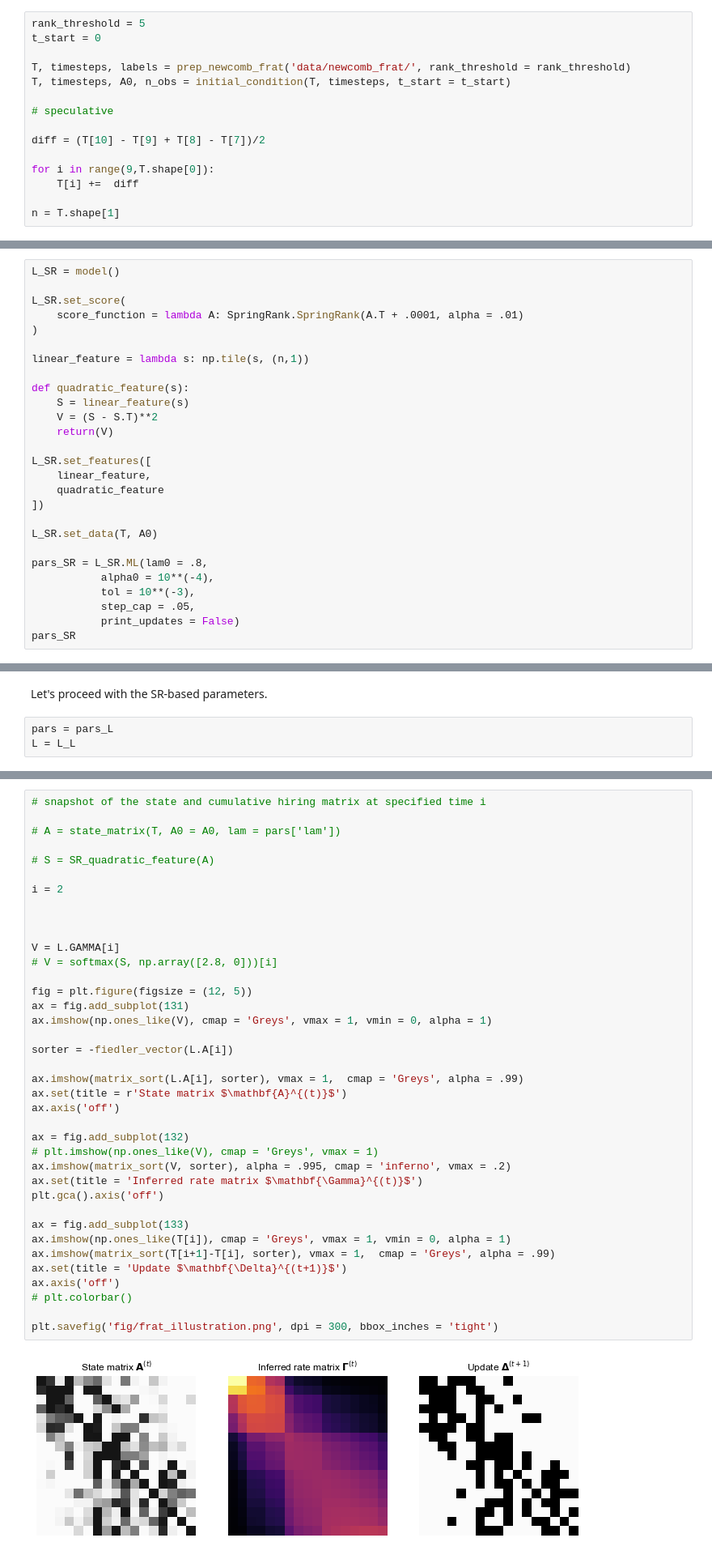
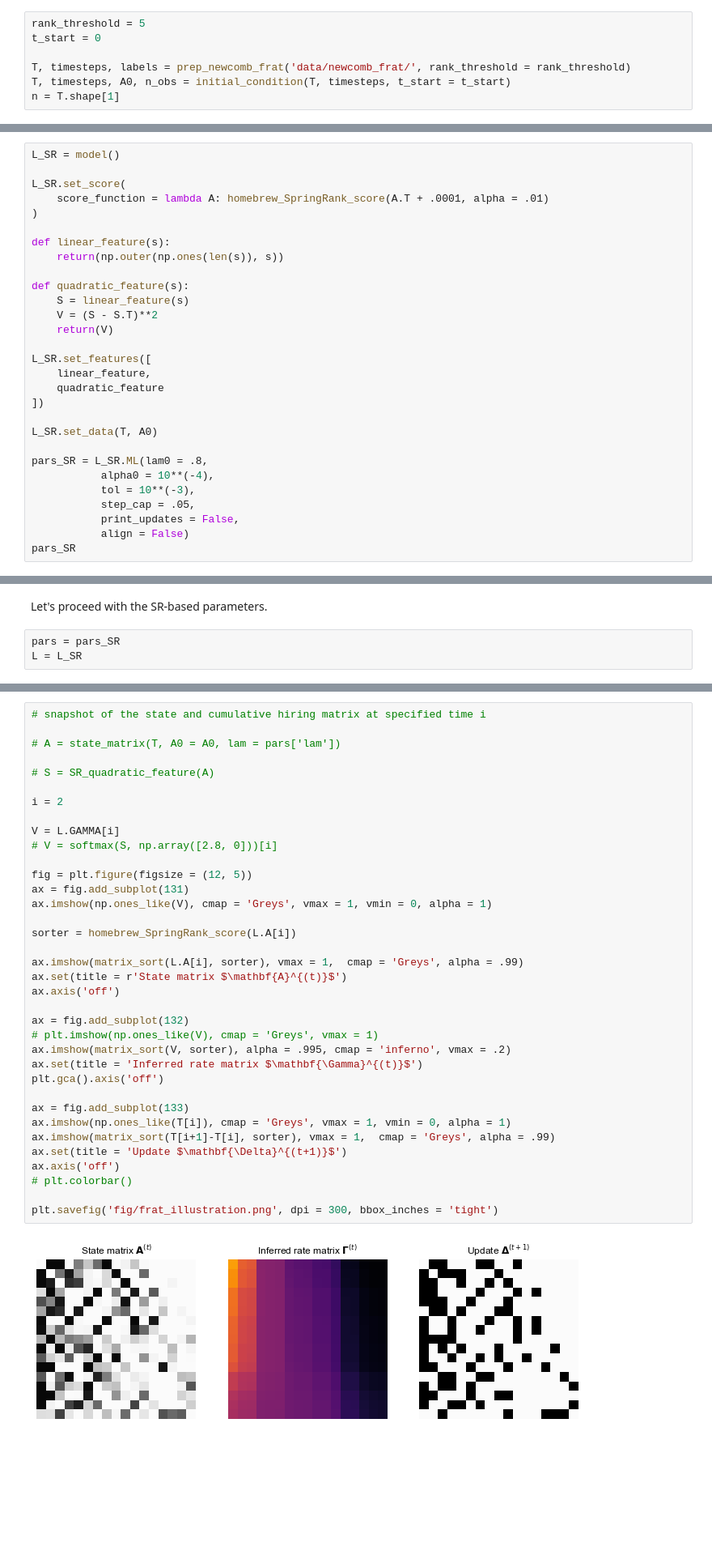
Before and after one commit to PhilChodrow/prestige_reinforcement, a Jupyter notebook: newcomb_frat.ipynb, the cells around one changed output, grey strips where cells are left out. Shown at 81% size. Cells and saved outputs as stored; diff of their text form; blank space fills up the shorter version.

```diff
--- a/newcomb_frat.ipynb
+++ b/newcomb_frat.ipynb
@@ -26,12 +27,4 @@ t_start = 0
 
 T, timesteps, labels = prep_newcomb_frat('data/newcomb_frat/', rank_threshold = rank_threshold)
 T, timesteps, A0, n_obs = initial_condition(T, timesteps, t_start = t_start)
-
-# speculative
-
-diff = (T[10] - T[9] + T[8] - T[7])/2
-
-for i in range(9,T.shape[0]):
-    T[i] +=  diff
-
 n = T.shape[1]
@@ -62,10 +50,11 @@ The result of SpringRank-based inference is:
 L_SR = model()
 
 L_SR.set_score(
-    score_function = lambda A: SpringRank.SpringRank(A.T + .0001, alpha = .01)
+    score_function = lambda A: homebrew_SpringRank_score(A.T + .0001, alpha = .01)
 )
 
-linear_feature = lambda s: np.tile(s, (n,1))
+def linear_feature(s):
+    return(np.outer(np.ones(len(s)), s))
 
 def quadratic_feature(s):
     S = linear_feature(s)
@@ -83,7 +72,8 @@ pars_SR = L_SR.ML(lam0 = .8,
            alpha0 = 10**(-4),
            tol = 10**(-3),
            step_cap = .05,
-           print_updates = False)
+           print_updates = False,
+           align = False)
 pars_SR
 # %% [output]
 computing memory hyperparameter lambda
@@ -268,8 +231,8 @@ est = plt.plot(L_L.get_rates().mean(axis = 1))
 # %% [markdown]
 Let's proceed with the SR-based parameters.
 # %%
-pars = pars_L
-L = L_L
+pars = pars_SR
+L = L_SR
 # %% [markdown]
 # Parameter Uncertainty
 
@@ -319,37 +282,35 @@ The mini-study below considers how the model ''works.''
 
 i = 2
 
-
-
 V = L.GAMMA[i]
 # V = softmax(S, np.array([2.8, 0]))[i]
 
 fig = plt.figure(figsize = (12, 5))
 ax = fig.add_subplot(131)
 ax.imshow(np.ones_like(V), cmap = 'Greys', vmax = 1, vmin = 0, alpha = 1)
 
-sorter = -fiedler_vector(L.A[i])
+sorter = homebrew_SpringRank_score(L.A[i])
 
 ax.imshow(matrix_sort(L.A[i], sorter), vmax = 1,  cmap = 'Greys', alpha = .99)
 ax.set(title = r'State matrix $\mathbf{A}^{(t)}$')
 ax.axis('off')
 
 ax = fig.add_subplot(132)
 # plt.imshow(np.ones_like(V), cmap = 'Greys', vmax = 1)
 ax.imshow(matrix_sort(V, sorter), alpha = .995, cmap = 'inferno', vmax = .2)
 ax.set(title = 'Inferred rate matrix $\mathbf{\Gamma}^{(t)}$')
 plt.gca().axis('off')
 
 ax = fig.add_subplot(133)
 ax.imshow(np.ones_like(T[i]), cmap = 'Greys', vmax = 1, vmin = 0, alpha = 1)
 ax.imshow(matrix_sort(T[i+1]-T[i], sorter), vmax = 1,  cmap = 'Greys', alpha = .99)
 ax.set(title = 'Update $\mathbf{\Delta}^{(t+1)}$')
 ax.axis('off')
 # plt.colorbar()
 
 plt.savefig('fig/frat_illustration.png', dpi = 300, bbox_inches = 'tight')
 # %% [output]
-[figure, old version]
+[figure, new version]
 # %% [markdown]
 On the far left, we show the model state $A_t$ at time $t = 30$. Each entry of this matrix is a weighted sum of previous hiring events: $A_{ij}^{(t)} = \sum_{\tau = 1}^t \lambda^\tau E_{ij}^{(\tau)}$, where $E_{ij}^{(\tau)}$ is the number of times $i$ endorsed $j$ in time period $\tau$. This matrix is an input into the rate matrix $\Gamma$, which is shown in the center. This is a matrix of predictions about endorsements in the next time-step: entry $\gamma_{ij}$ is proportional to the predicted probability that $i$ will endorse $j$ in the next timestep. Finally, we can (heuristically) compare the rate matrix to the observed update at time $t+1$, noting that the bulk of endorsement events do indeed occur in regions of high probability specified by the rate matrix.
 # %% [markdown]
```
Also changed, not shown: parts of 13 cells of this notebook, 7 other files.
